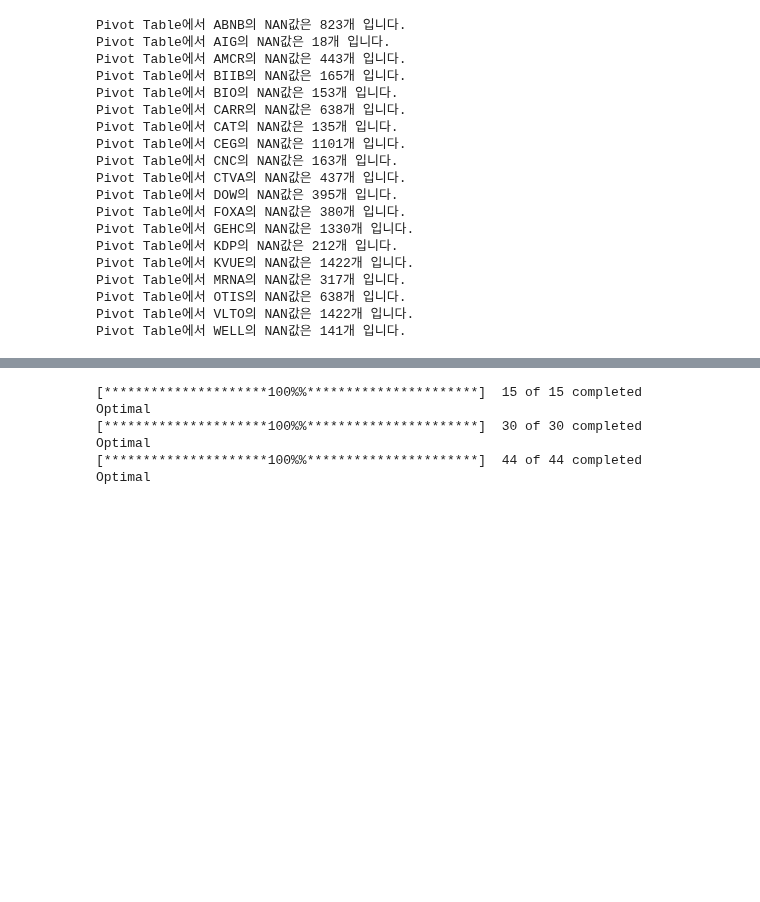
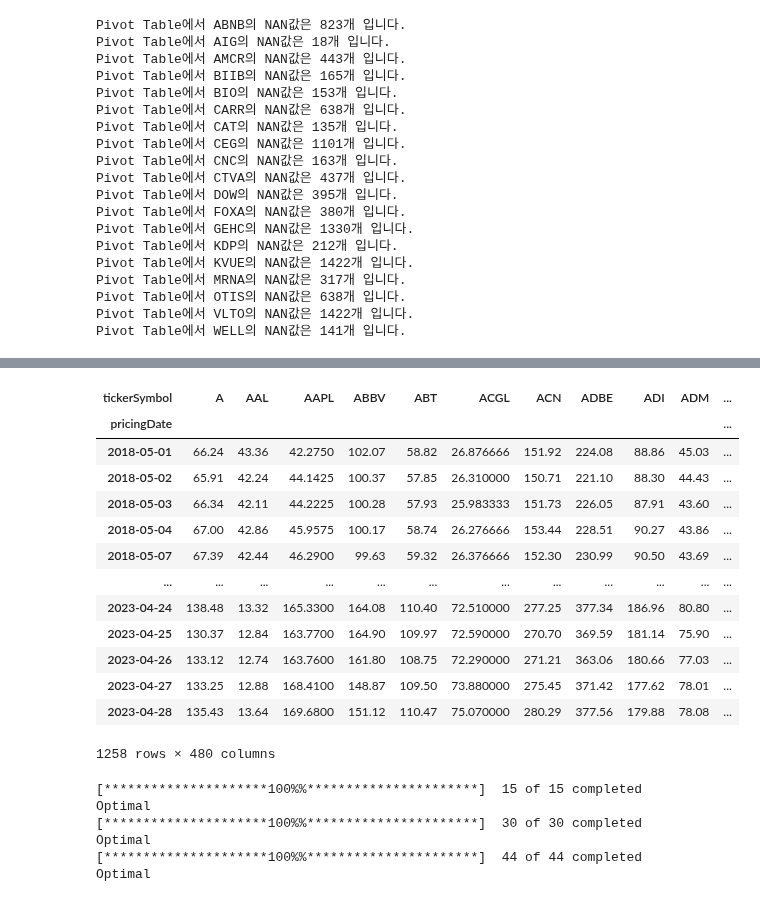
Before and after one commit to FELAB-KHU/S-PQuantTeam01, a Jupyter notebook: Hanyong/Team1_v3.ipynb, the cells around one changed output, grey strips where cells are left out. Saved outputs shown, nothing was run; the diff lists cells and outputs as text; code cells hidden in the pictures; blank space fills up the shorter version.

```diff
--- a/Hanyong/Team1_v3.ipynb
+++ b/Hanyong/Team1_v3.ipynb
@@ -3,7 +3,7 @@
 # %%
 import pandas as pd
 # %%
-merged_df = pd.read_csv('./Data/merged_market_data.csv')
+merged_df = pd.read_csv('/Users/jaekyunpark/Documents/GitHub/S-PQuantTeam01/merged_market_data.csv')
 merged_df
 # %% [output]
 |  | tickerSymbol | exchangeSymbol | ISOCode | priceClose | pricingDate |
@@ -89,3 +89,13 @@ Pivot Table에서 MRNA의 NAN값은 317개 입니다.
 Pivot Table에서 OTIS의 NAN값은 638개 입니다.
 Pivot Table에서 VLTO의 NAN값은 1422개 입니다.
 Pivot Table에서 WELL의 NAN값은 141개 입니다.
+# %%
+#nan값이 164가 아닌 종목들을 drop
+
+nan_counts = a.isna().sum()
+
+columns_to_drop = nan_counts[nan_counts != 164].index.tolist()
+
+a_filtered = a.drop(columns=columns_to_drop)
+
+a_filtered.head()
@@ -91,0 +111,10 @@ Pivot Table에서 WELL의 NAN값은 141개 입니다.
+# %%
+# nan값이 164개인 종목들이 모두 같은날에 데이터가 없는건지 확인
+
+nan_positions = a_filtered.isna()
+
+all_nan_same_days = nan_positions.all(axis=1)
+
+days_with_all_nan = all_nan_same_days[all_nan_same_days]
+
+days_with_all_nan
@@ -92,3 +135,26 @@ Pivot Table에서 WELL의 NAN값은 141개 입니다.
+# %%
+# 해당 날짜들 drop
+# 일단 최종적으로 SnP500 지수는 총 480종목을 볼 것임
+# 5년의 기간에서 164일을 제거
+
+a_cleaned = a_filtered.drop(days_with_all_nan[days_with_all_nan].index)
+
+a_cleaned
+# %% [output]
+| tickerSymbol | A | AAL | AAPL | ABBV | ABT | ACGL | ACN | ADBE | ADI | ADM | ... |
+| pricingDate |  |  |  |  |  |  |  |  |  |  | ... |
+| 2018-05-01 | 66.24 | 43.36 | 42.2750 | 102.07 | 58.82 | 26.876666 | 151.92 | 224.08 | 88.86 | 45.03 | ... |
+| 2018-05-02 | 65.91 | 42.24 | 44.1425 | 100.37 | 57.85 | 26.310000 | 150.71 | 221.10 | 88.30 | 44.43 | ... |
+| 2018-05-03 | 66.34 | 42.11 | 44.2225 | 100.28 | 57.93 | 25.983333 | 151.73 | 226.05 | 87.91 | 43.60 | ... |
+| 2018-05-04 | 67.00 | 42.86 | 45.9575 | 100.17 | 58.74 | 26.276666 | 153.44 | 228.51 | 90.27 | 43.86 | ... |
+| 2018-05-07 | 67.39 | 42.44 | 46.2900 | 99.63 | 59.32 | 26.376666 | 152.30 | 230.99 | 90.50 | 43.69 | ... |
+| ... | ... | ... | ... | ... | ... | ... | ... | ... | ... | ... | ... |
+| 2023-04-24 | 138.48 | 13.32 | 165.3300 | 164.08 | 110.40 | 72.510000 | 277.25 | 377.34 | 186.96 | 80.80 | ... |
+| 2023-04-25 | 130.37 | 12.84 | 163.7700 | 164.90 | 109.97 | 72.590000 | 270.70 | 369.59 | 181.14 | 75.90 | ... |
+| 2023-04-26 | 133.12 | 12.74 | 163.7600 | 161.80 | 108.75 | 72.290000 | 271.21 | 363.06 | 180.66 | 77.03 | ... |
+| 2023-04-27 | 133.25 | 12.88 | 168.4100 | 148.87 | 109.50 | 73.880000 | 275.45 | 371.42 | 177.62 | 78.01 | ... |
+| 2023-04-28 | 135.43 | 13.64 | 169.6800 | 151.12 | 110.47 | 75.070000 | 280.29 | 377.56 | 179.88 | 78.08 | ... |
+1258 rows × 480 columns
 # %%
 # GMV 함수
 
```
Also changed, not shown: parts of 2 cells of this notebook.
